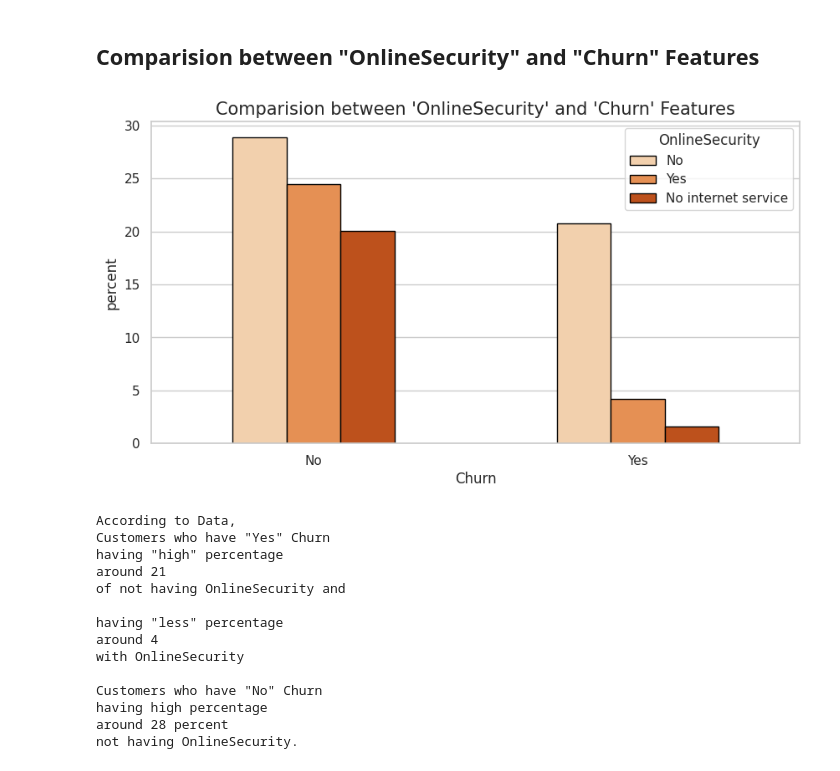
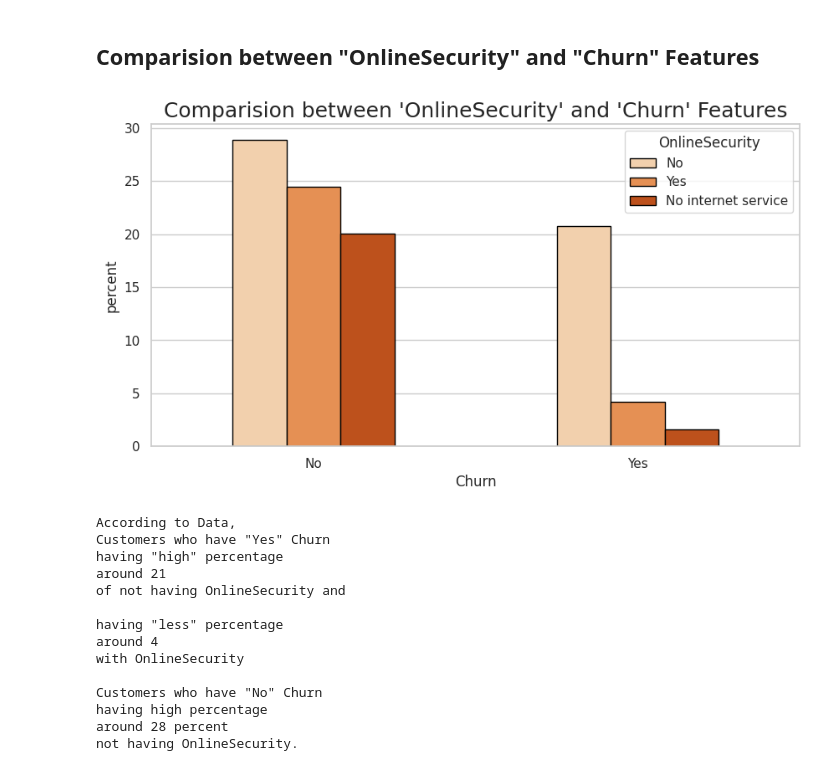
Before and after one commit to ArthJain123/Customer-Churn-Prediction-ML, a Jupyter notebook: Customer_Churn_Prediction.ipynb, the cells around one changed output. Saved outputs shown, nothing was run; the diff lists cells and outputs as text; code cells hidden in the pictures.

```diff
--- a/Customer_Churn_Prediction.ipynb
+++ b/Customer_Churn_Prediction.ipynb
@@ -482,32 +482,33 @@ who have tech support.
 # %%
 # ============================= Comparision between "OnlineSecurity" and "Churn" Features ===========================
 
+
 plt.figure(figsize = (10,5))
 
-plt.title("Comparision between 'OnlineSecurity' and 'Churn' Features",fontsize = 15)
+plt.title("Comparision between 'OnlineSecurity' and 'Churn' Features",fontsize = 18)
 
 sns.countplot(x = "Churn",data = data,hue = "OnlineSecurity",palette = "Oranges",stat = "percent",width = 0.5,edgecolor = "black")
 plt.show()
 
 print("""
 According to Data,
 Customers who have "Yes" Churn
 having "high" percentage
 around 21
 of not having OnlineSecurity and
 
 having "less" percentage
 around 4
 with OnlineSecurity
 
 Customers who have "No" Churn
 having high percentage
 around 28 percent
 not having OnlineSecurity.
 
 """)
 # %% [output]
-[figure, old version]
+[figure, new version]
 According to Data,
 Customers who have "Yes" Churn
 having "high" percentage
```
Also changed, not shown: parts of 4 cells of this notebook.
